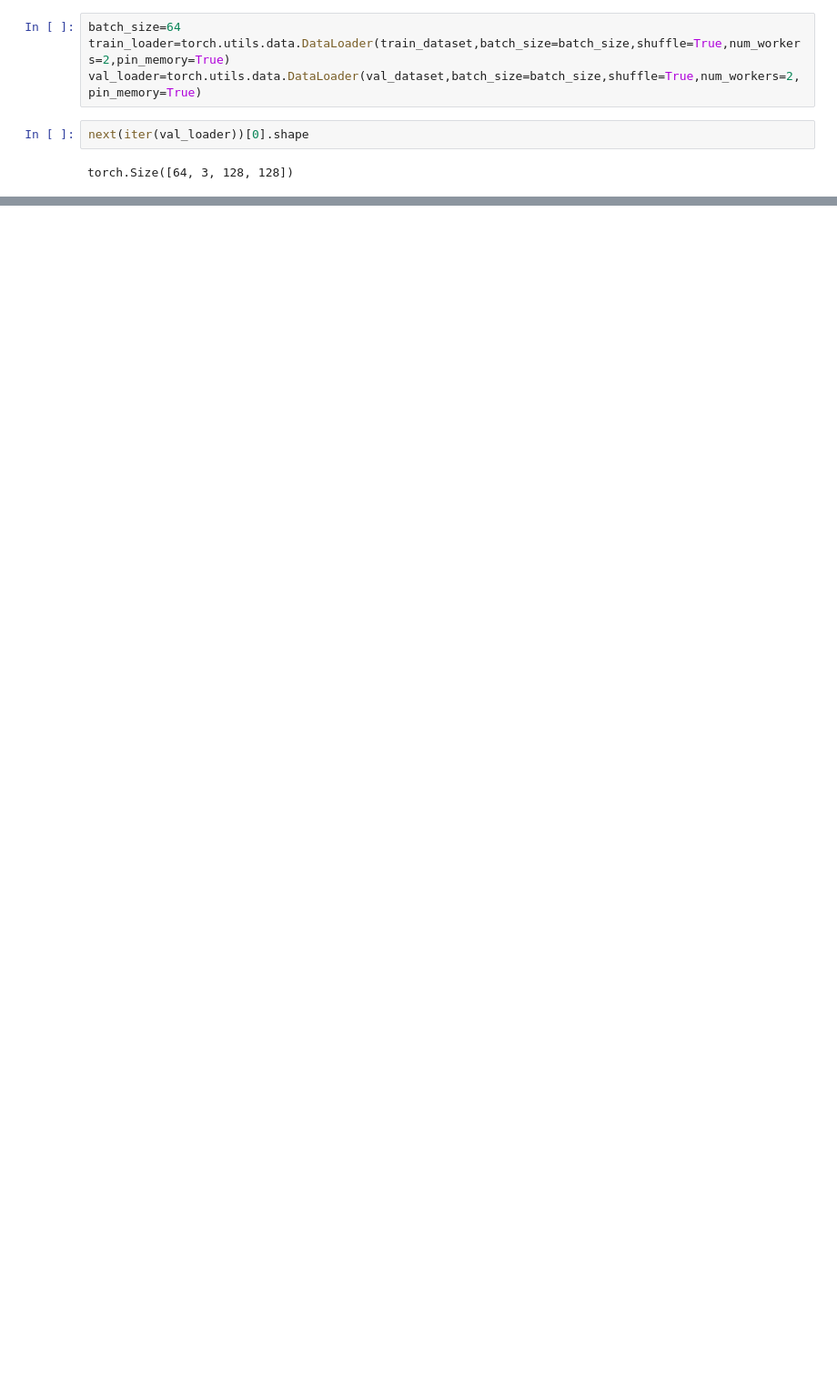
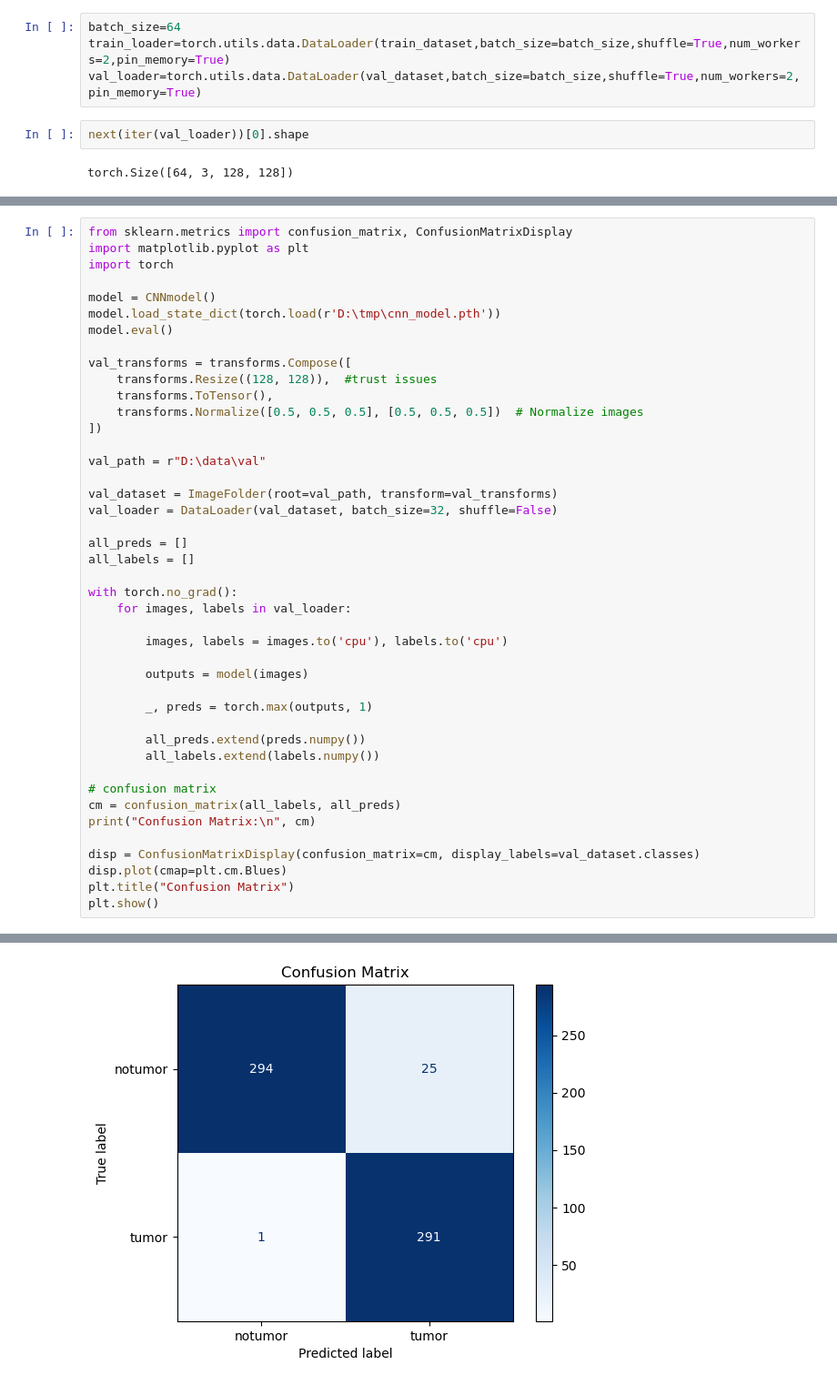
Before and after one commit to deiaamohamed/Brain-Tumor-Detection, a Jupyter notebook: brain_tumor_training.ipynb, the cells around one changed output, grey strips where cells are left out. Shown at 91% size. Drawn from its saved outputs; the diff is of its cells as text; blank space fills up the shorter version.

Commit message:
model training script has been updated, Confusion Matrix has been added

```diff
--- a/brain_tumor_training.ipynb
+++ b/brain_tumor_training.ipynb
@@ -284,2 +278,46 @@ print("Model saved to D:\\tmp\\cnn_model.pth")
 # %% [output]
 Model saved to D:\tmp\cnn_model.pth
+# %%
+from sklearn.metrics import confusion_matrix, ConfusionMatrixDisplay
+import matplotlib.pyplot as plt
+import torch
+
+model = CNNmodel()
+model.load_state_dict(torch.load(r'D:\tmp\cnn_model.pth'))
+model.eval()
+
+val_transforms = transforms.Compose([
+    transforms.Resize((128, 128)),  #trust issues
+    transforms.ToTensor(),
+    transforms.Normalize([0.5, 0.5, 0.5], [0.5, 0.5, 0.5])  # Normalize images
+])
+
+val_path = r"D:\data\val"
+
+val_dataset = ImageFolder(root=val_path, transform=val_transforms)
+val_loader = DataLoader(val_dataset, batch_size=32, shuffle=False)
+
+all_preds = []
+all_labels = []
+
+with torch.no_grad():
+    for images, labels in val_loader:
+
+        images, labels = images.to('cpu'), labels.to('cpu')
+
+        outputs = model(images)
+
+        _, preds = torch.max(outputs, 1)
+
+        all_preds.extend(preds.numpy())
+        all_labels.extend(labels.numpy())
+
+# confusion matrix
+cm = confusion_matrix(all_labels, all_preds)
+print("Confusion Matrix:\n", cm)
+
+disp = ConfusionMatrixDisplay(confusion_matrix=cm, display_labels=val_dataset.classes)
+disp.plot(cmap=plt.cm.Blues)
+plt.title("Confusion Matrix")
+plt.show()
+# %% [output]
@@ -285,0 +341 @@ Model saved to D:\tmp\cnn_model.pth
+[figure, added]
```
Also changed, not shown: parts of 8 cells of this notebook, 8 other files.
